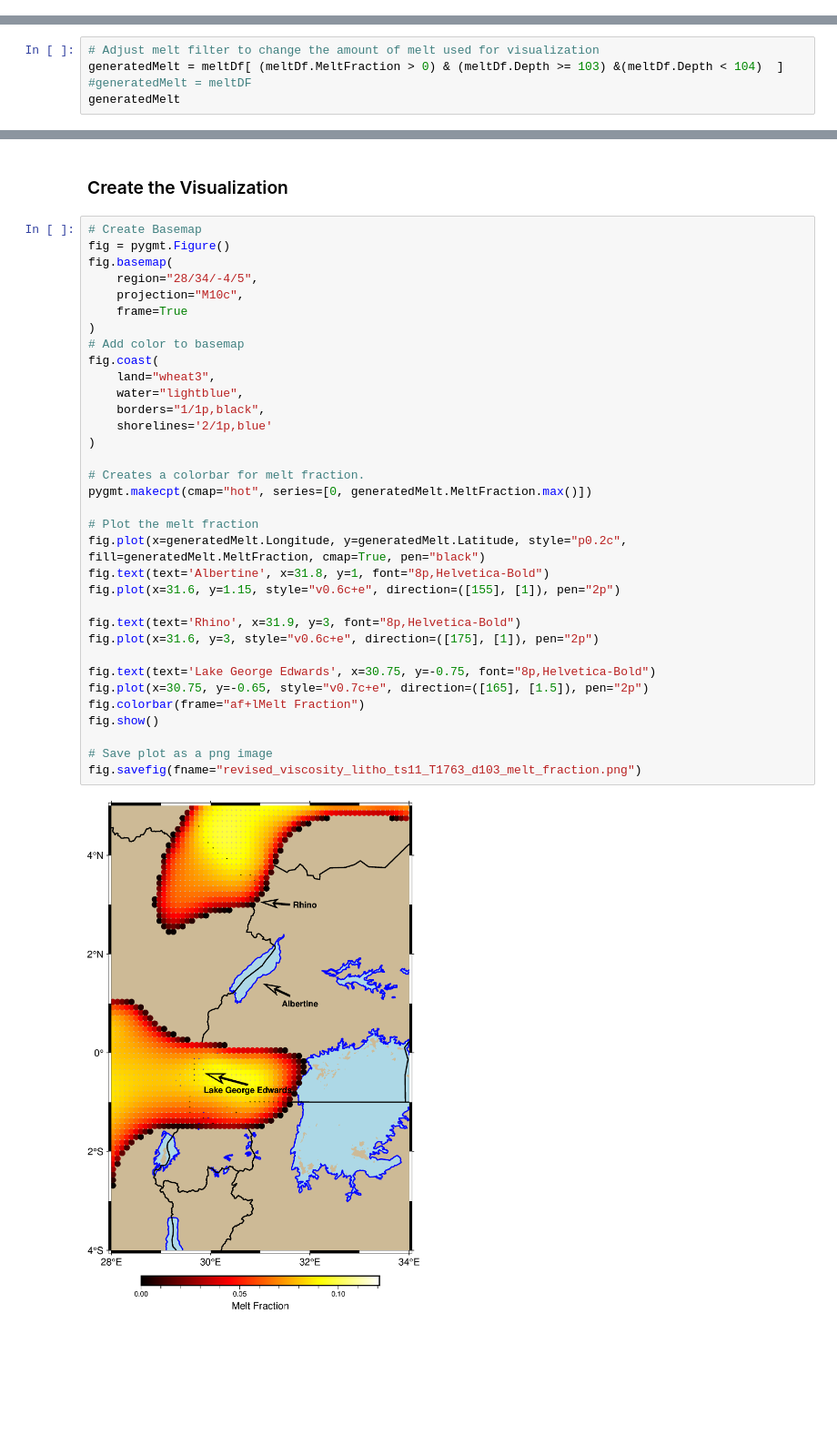
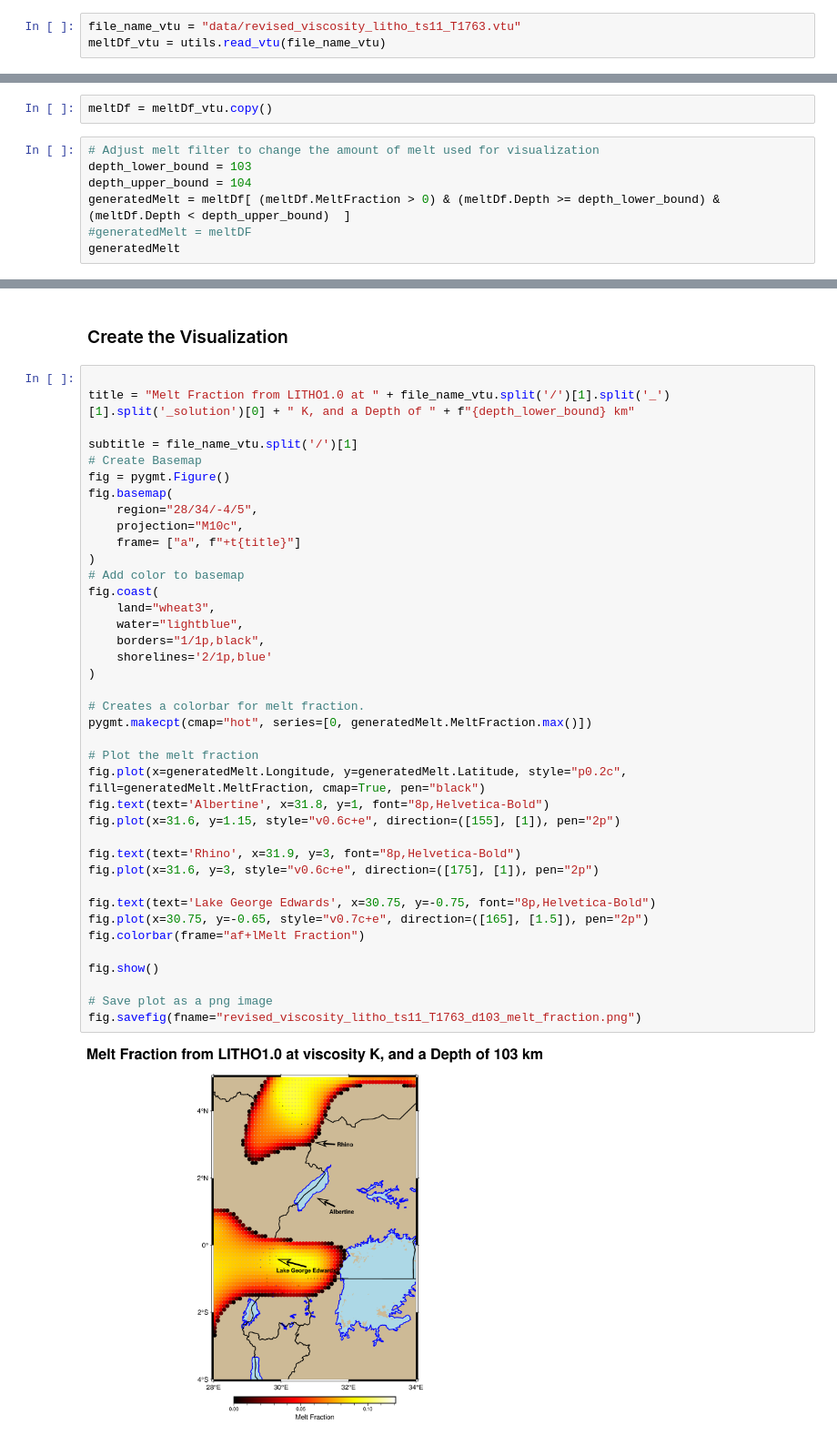
Before and after one commit to justd3an/PyGMT-Notebooks, a Jupyter notebook: revised_viscosity.ipynb, the cells around one changed output, grey strips where cells are left out. Shown at 91% size. Cells and saved outputs as stored; diff of their text form; blank space fills up the shorter version.

```diff
--- a/revised_viscosity.ipynb
+++ b/revised_viscosity.ipynb
@@ -8,0 +7,3 @@ meltDf = utils.read_vtu()
+# %%
+file_name_vtu = "data/revised_viscosity_litho_ts11_T1763.vtu"
+meltDf_vtu = utils.read_vtu(file_name_vtu)
@@ -9,6 +16,10 @@ meltDf = utils.read_vtu()
+# %%
+meltDf = meltDf_vtu.copy()
 # %%
 # Adjust melt filter to change the amount of melt used for visualization
-generatedMelt = meltDf[ (meltDf.MeltFraction > 0) & (meltDf.Depth >= 103) &(meltDf.Depth < 104)  ]
+depth_lower_bound = 103
+depth_upper_bound = 104
+generatedMelt = meltDf[ (meltDf.MeltFraction > 0) & (meltDf.Depth >= depth_lower_bound) &(meltDf.Depth < depth_upper_bound)  ]
 #generatedMelt = meltDF
 generatedMelt
 # %% [output]
@@ -28,38 +39,43 @@ generatedMelt
 # %% [markdown]
 ### Create the Visualization
 # %%
+
+title = "Melt Fraction from LITHO1.0 at " + file_name_vtu.split('/')[1].split('_')[1].split('_solution')[0] + " K, and a Depth of " + f"{depth_lower_bound} km"
+
+subtitle = file_name_vtu.split('/')[1]
 # Create Basemap
 fig = pygmt.Figure()
 fig.basemap(
     region="28/34/-4/5",
     projection="M10c",
-    frame=True
+    frame= ["a", f"+t{title}"]
 )
 # Add color to basemap
 fig.coast(
     land="wheat3",
     water="lightblue",
     borders="1/1p,black",
     shorelines='2/1p,blue'
 )
 
 # Creates a colorbar for melt fraction.
 pygmt.makecpt(cmap="hot", series=[0, generatedMelt.MeltFraction.max()])
 
 # Plot the melt fraction
 fig.plot(x=generatedMelt.Longitude, y=generatedMelt.Latitude, style="p0.2c", fill=generatedMelt.MeltFraction, cmap=True, pen="black")
 fig.text(text='Albertine', x=31.8, y=1, font="8p,Helvetica-Bold")
 fig.plot(x=31.6, y=1.15, style="v0.6c+e", direction=([155], [1]), pen="2p")
 
 fig.text(text='Rhino', x=31.9, y=3, font="8p,Helvetica-Bold")
 fig.plot(x=31.6, y=3, style="v0.6c+e", direction=([175], [1]), pen="2p")
 
 fig.text(text='Lake George Edwards', x=30.75, y=-0.75, font="8p,Helvetica-Bold")
 fig.plot(x=30.75, y=-0.65, style="v0.7c+e", direction=([165], [1.5]), pen="2p")
 fig.colorbar(frame="af+lMelt Fraction")
+
 fig.show()
 
 # Save plot as a png image
 fig.savefig(fname="revised_viscosity_litho_ts11_T1763_d103_melt_fraction.png")
 # %% [output]
-[figure, old version]
+[figure, new version]
```
Also changed, not shown: parts of 4 cells of this notebook, 1 other file.
